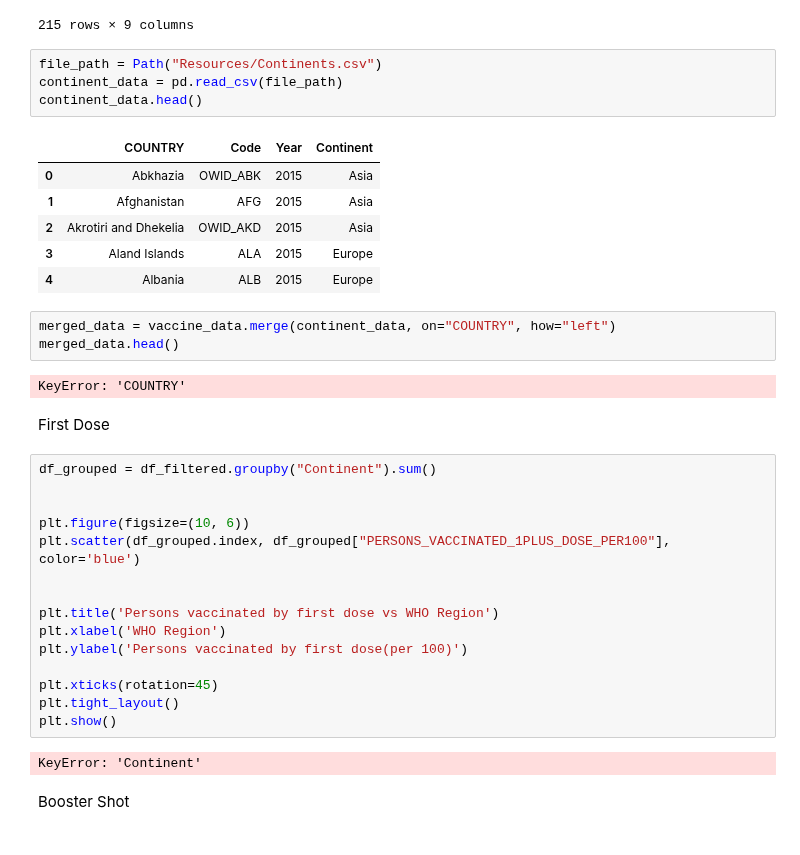
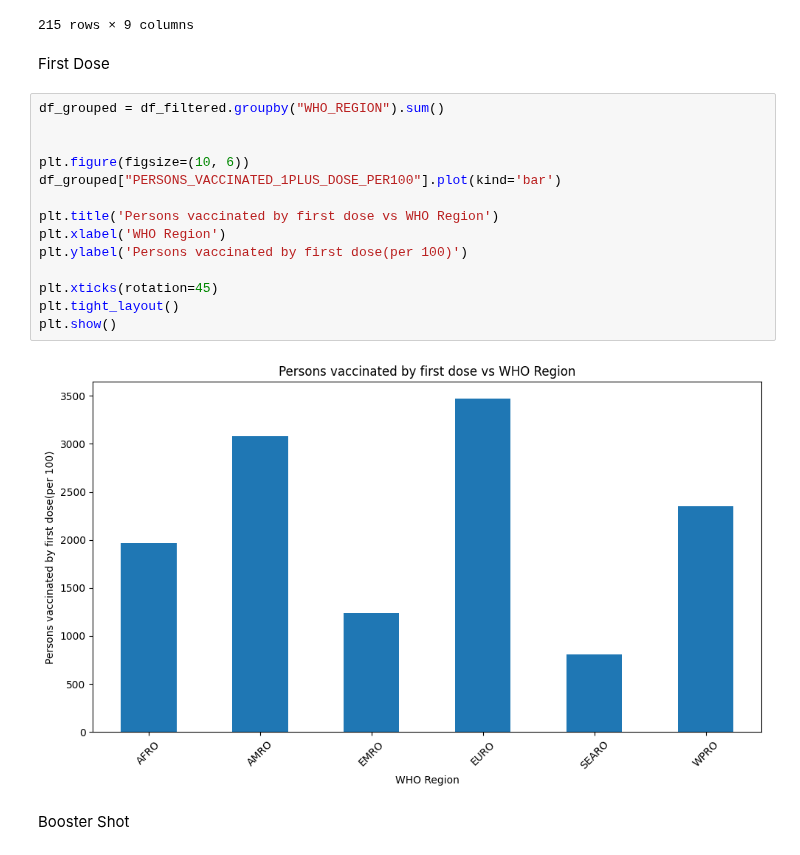
Before and after one commit to nazimben25/project1_group2, a Jupyter notebook: CPI+GDP Dataframe.ipynb, the cells around one changed output. Drawn from its saved outputs; the diff is of its cells as text.

```diff
--- a/CPI+GDP Dataframe.ipynb
+++ b/CPI+GDP Dataframe.ipynb
@@ -174,41 +63,24 @@ df_filtered
 | 213 | Wallis and Futuna | WLF | WPRO | REPORTING | 1/23/23 | 154.0 | 64.0 | ... |
 | 214 | Samoa | WSM | WPRO | REPORTING | 2/24/23 | 228.0 | 96.0 | ... |
 215 rows × 9 columns
-# %%
-file_path = Path("Resources/Continents.csv")
-continent_data = pd.read_csv(file_path)
-continent_data.head()
-# %% [output]
-|  | COUNTRY | Code | Year | Continent |
-| 0 | Abkhazia | OWID_ABK | 2015 | Asia |
-| 1 | Afghanistan | AFG | 2015 | Asia |
-| 2 | Akrotiri and Dhekelia | OWID_AKD | 2015 | Asia |
-| 3 | Aland Islands | ALA | 2015 | Europe |
-| 4 | Albania | ALB | 2015 | Europe |
-# %%
-merged_data = vaccine_data.merge(continent_data, on="COUNTRY", how="left")
-merged_data.head()
-# %% [output]
-KeyError: 'COUNTRY'
 # %% [markdown]
 First Dose
 # %%
-df_grouped = df_filtered.groupby("Continent").sum()
+df_grouped = df_filtered.groupby("WHO_REGION").sum()
 
 
 plt.figure(figsize=(10, 6))
-plt.scatter(df_grouped.index, df_grouped["PERSONS_VACCINATED_1PLUS_DOSE_PER100"], color='blue')
-
+df_grouped["PERSONS_VACCINATED_1PLUS_DOSE_PER100"].plot(kind='bar')
 
 plt.title('Persons vaccinated by first dose vs WHO Region')
 plt.xlabel('WHO Region')
 plt.ylabel('Persons vaccinated by first dose(per 100)')
 
 plt.xticks(rotation=45)
 plt.tight_layout()
 plt.show()
 # %% [output]
-KeyError: 'Continent'
+[figure, added]
 # %% [markdown]
 Booster Shot
 # %%
```
Also changed, not shown: parts of 24 cells of this notebook, 4 other files.
